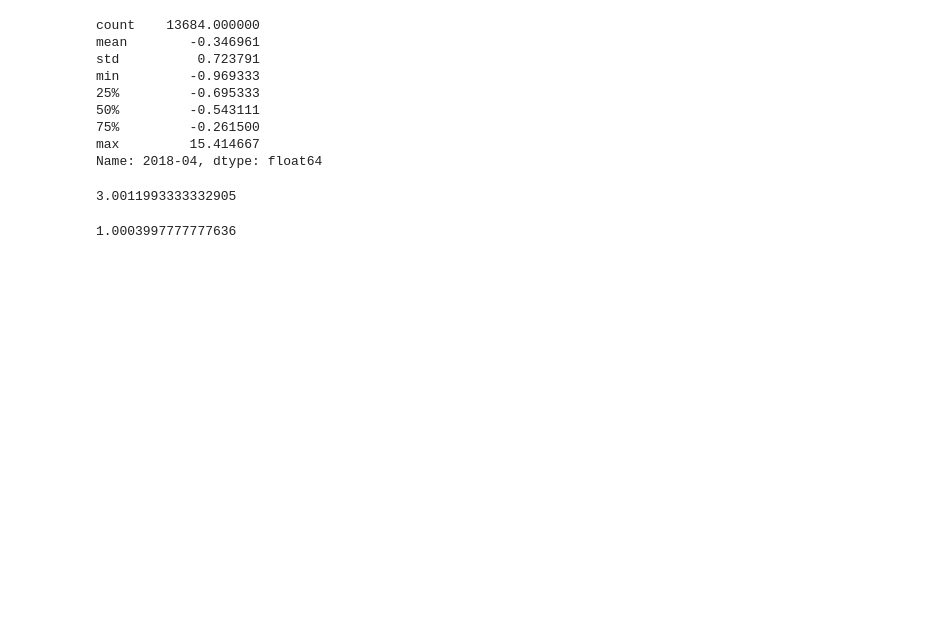
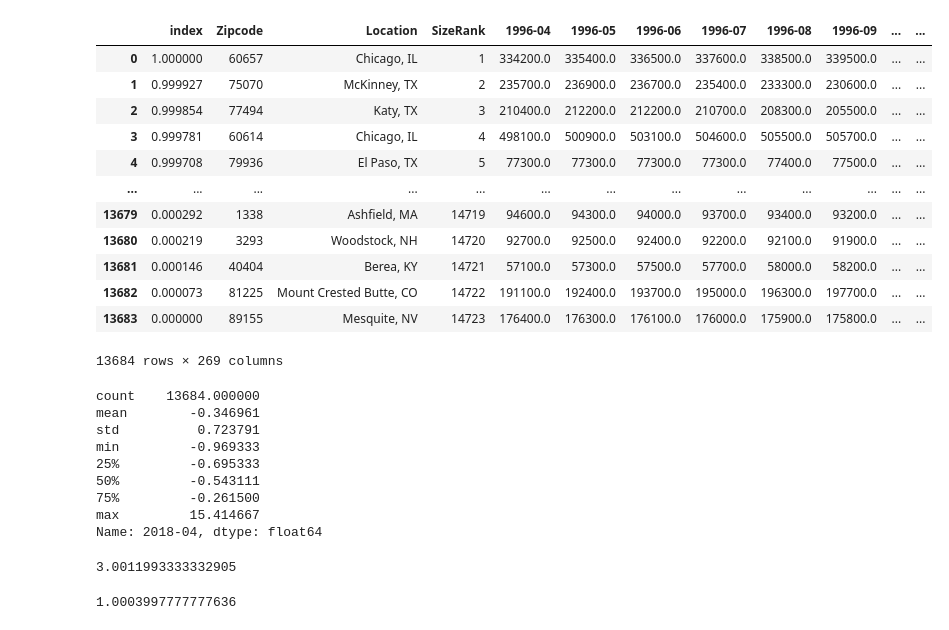
Before and after one commit to tjkim614/zillow_investment_recommendation, a Jupyter notebook: Final Model.ipynb, the cells around one changed output. Cells and saved outputs as stored; diff of their text form; code cells hidden in the pictures; blank space fills up the shorter version.

```diff
--- a/Final Model.ipynb
+++ b/Final Model.ipynb
@@ -11,2 +11,3 @@ df_lifestyle.to_csv('clickhole_lifestyle.csv')
 # %%
-data = pd.read_csv('zillow_data.csv')
+df = pd.read_csv('zillow_data.csv')
+df
@@ -35 +45,17 @@ df['index'] = abs(df.index - 13683) / (len(df) - 1)
+# %%
+df
+# %% [output]
+|  | index | Zipcode | Location | SizeRank | 1996-04 | 1996-05 | 1996-06 | 1996-07 | 1996-08 | 1996-09 | ... | ... |
+| 0 | 1.000000 | 60657 | Chicago, IL | 1 | 334200.0 | 335400.0 | 336500.0 | 337600.0 | 338500.0 | 339500.0 | ... | ... |
+| 1 | 0.999927 | 75070 | McKinney, TX | 2 | 235700.0 | 236900.0 | 236700.0 | 235400.0 | 233300.0 | 230600.0 | ... | ... |
+| 2 | 0.999854 | 77494 | Katy, TX | 3 | 210400.0 | 212200.0 | 212200.0 | 210700.0 | 208300.0 | 205500.0 | ... | ... |
+| 3 | 0.999781 | 60614 | Chicago, IL | 4 | 498100.0 | 500900.0 | 503100.0 | 504600.0 | 505500.0 | 505700.0 | ... | ... |
+| 4 | 0.999708 | 79936 | El Paso, TX | 5 | 77300.0 | 77300.0 | 77300.0 | 77300.0 | 77400.0 | 77500.0 | ... | ... |
+| ... | ... | ... | ... | ... | ... | ... | ... | ... | ... | ... | ... | ... |
+| 13679 | 0.000292 | 1338 | Ashfield, MA | 14719 | 94600.0 | 94300.0 | 94000.0 | 93700.0 | 93400.0 | 93200.0 | ... | ... |
+| 13680 | 0.000219 | 3293 | Woodstock, NH | 14720 | 92700.0 | 92500.0 | 92400.0 | 92200.0 | 92100.0 | 91900.0 | ... | ... |
+| 13681 | 0.000146 | 40404 | Berea, KY | 14721 | 57100.0 | 57300.0 | 57500.0 | 57700.0 | 58000.0 | 58200.0 | ... | ... |
+| 13682 | 0.000073 | 81225 | Mount Crested Butte, CO | 14722 | 191100.0 | 192400.0 | 193700.0 | 195000.0 | 196300.0 | 197700.0 | ... | ... |
+| 13683 | 0.000000 | 89155 | Mesquite, NV | 14723 | 176400.0 | 176300.0 | 176100.0 | 176000.0 | 175900.0 | 175800.0 | ... | ... |
+13684 rows × 269 columns
 # %%
```
Also changed, not shown: parts of 10 cells of this notebook.
